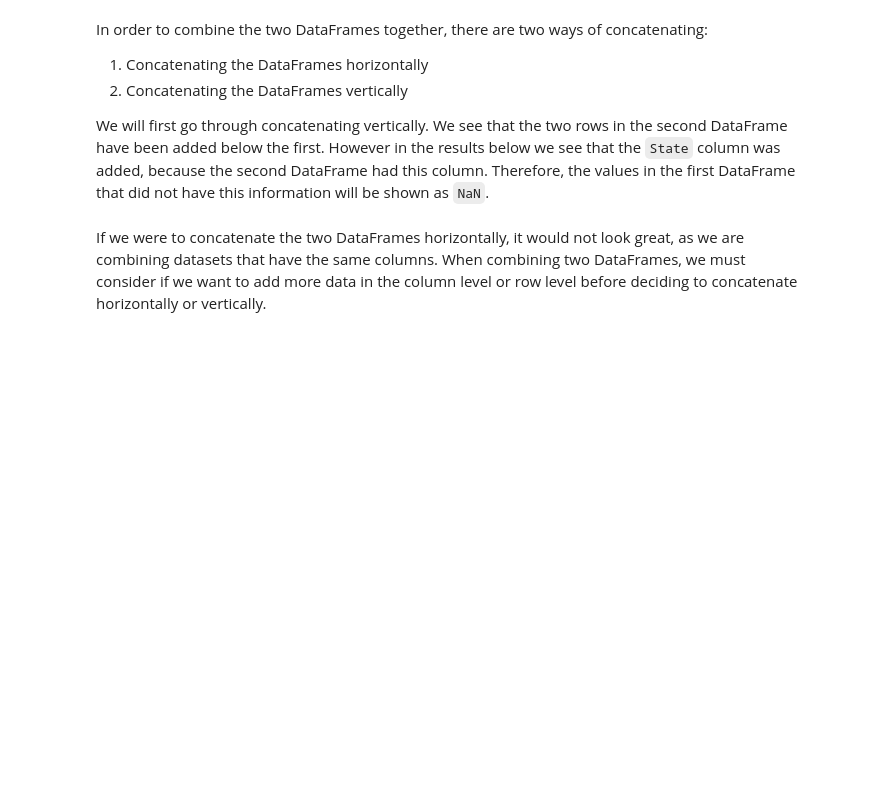
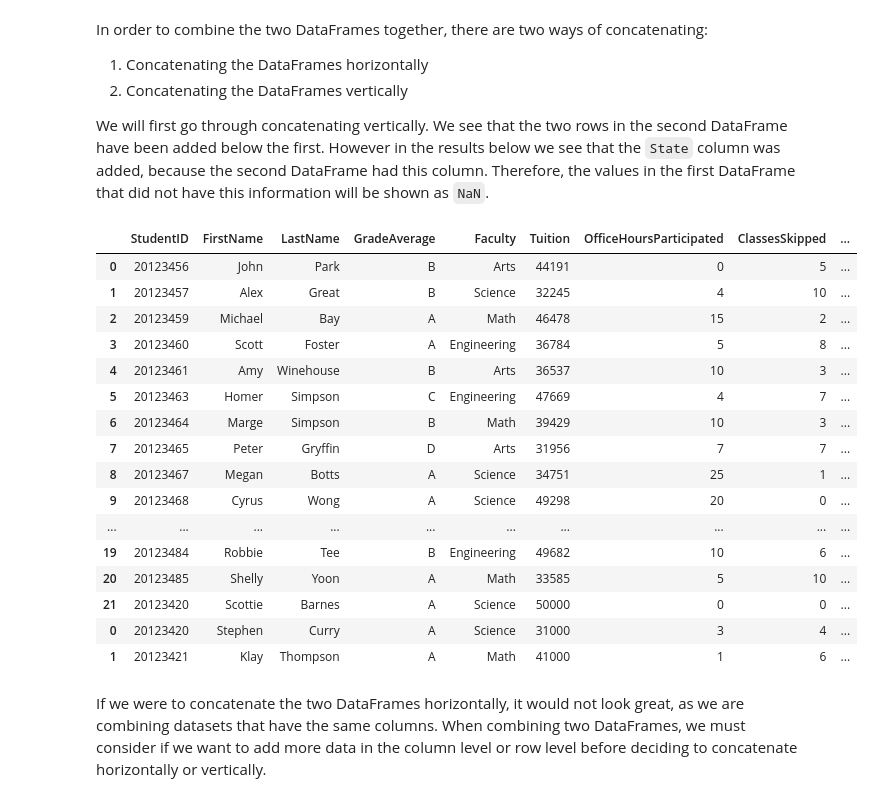
Before and after one commit to evolution-srs/python-and-git-practice, a Jupyter notebook: cfi-practical-data Science-for-data-analysts/python_fundamentals/C3 - Analyzing Data/1 - Start/1 - Transforming Data.ipynb, the cells around one changed output. Cells and saved outputs as stored; diff of their text form; code cells hidden in the pictures; blank space fills up the shorter version.

```diff
--- a/cfi-practical-data Science-for-data-analysts/python_fundamentals/C3 - Analyzing Data/1 - Start/1 - Transforming Data.ipynb
+++ b/cfi-practical-data Science-for-data-analysts/python_fundamentals/C3 - Analyzing Data/1 - Start/1 - Transforming Data.ipynb
@@ -504,3 +504,6 @@ df_grades.head()
 ## Creating New Indicies
 # %% [markdown]
 We can modify the indicies in our DataFrame so that it is more relevant to our needs, rather than the standard numbering system. One example of this would be if we were to use our StudentIDs as our index. We can use the `set_index()` function to set this as our index.
+# %%
+df_grades = df_grades.set_index(['StudentID'])
+df_grades.head()
@@ -507,2 +518,5 @@ We can modify the indicies in our DataFrame so that it is more relevant to our n
 # %% [markdown]
 However, if we wanted to revert back to the old index, we can simply ues the `reset_index()` function to revert back.
+# %%
+df_grades = df_grades.reset_index()
+df_grades.head()
@@ -553,6 +608,25 @@ In order to combine the two DataFrames together, there are two ways of concatena
 We will first go through concatenating vertically. We see that the two rows in the second DataFrame have been added below the first. However in the results below we see that the `State` column was added, because the second DataFrame had this column. Therefore, the values in the first DataFrame that did not have this information will be shown as `NaN`.
 # %%
 #concatentate two dataframes vertically, adding addtional rows
+pd.concat([df_grades,df_grades2])
+# %% [output]
+|  | StudentID | FirstName | LastName | GradeAverage | Faculty | Tuition | OfficeHoursParticipated | ClassesSkipped | ... |
+| 0 | 20123456 | John | Park | B | Arts | 44191 | 0 | 5 | ... |
+| 1 | 20123457 | Alex | Great | B | Science | 32245 | 4 | 10 | ... |
+| 2 | 20123459 | Michael | Bay | A | Math | 46478 | 15 | 2 | ... |
+| 3 | 20123460 | Scott | Foster | A | Engineering | 36784 | 5 | 8 | ... |
+| 4 | 20123461 | Amy | Winehouse | B | Arts | 36537 | 10 | 3 | ... |
+| 5 | 20123463 | Homer | Simpson | C | Engineering | 47669 | 4 | 7 | ... |
+| 6 | 20123464 | Marge | Simpson | B | Math | 39429 | 10 | 3 | ... |
+| 7 | 20123465 | Peter | Gryffin | D | Arts | 31956 | 7 | 7 | ... |
+| 8 | 20123467 | Megan | Botts | A | Science | 34751 | 25 | 1 | ... |
+| 9 | 20123468 | Cyrus | Wong | A | Science | 49298 | 20 | 0 | ... |
+| ... | ... | ... | ... | ... | ... | ... | ... | ... | ... |
+| 19 | 20123484 | Robbie | Tee | B | Engineering | 49682 | 10 | 6 | ... |
+| 20 | 20123485 | Shelly | Yoon | A | Math | 33585 | 5 | 10 | ... |
+| 21 | 20123420 | Scottie | Barnes | A | Science | 50000 | 0 | 0 | ... |
+| 0 | 20123420 | Stephen | Curry | A | Science | 31000 | 3 | 4 | ... |
+| 1 | 20123421 | Klay | Thompson | A | Math | 41000 | 1 | 6 | ... |
 # %% [markdown]
 If we were to concatenate the two DataFrames horizontally, it would not look great, as we are combining datasets that have the same columns. When combining two DataFrames, we must consider if we want to add more data in the column level or row level before deciding to concatenate horizontally or vertically.
 # %%
```
Also changed, not shown: parts of 14 cells of this notebook.
